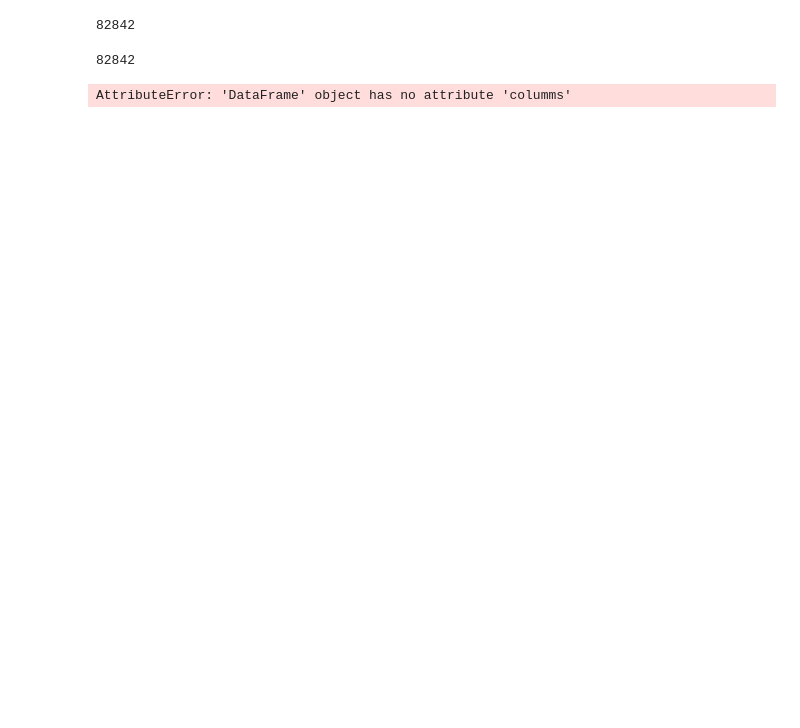
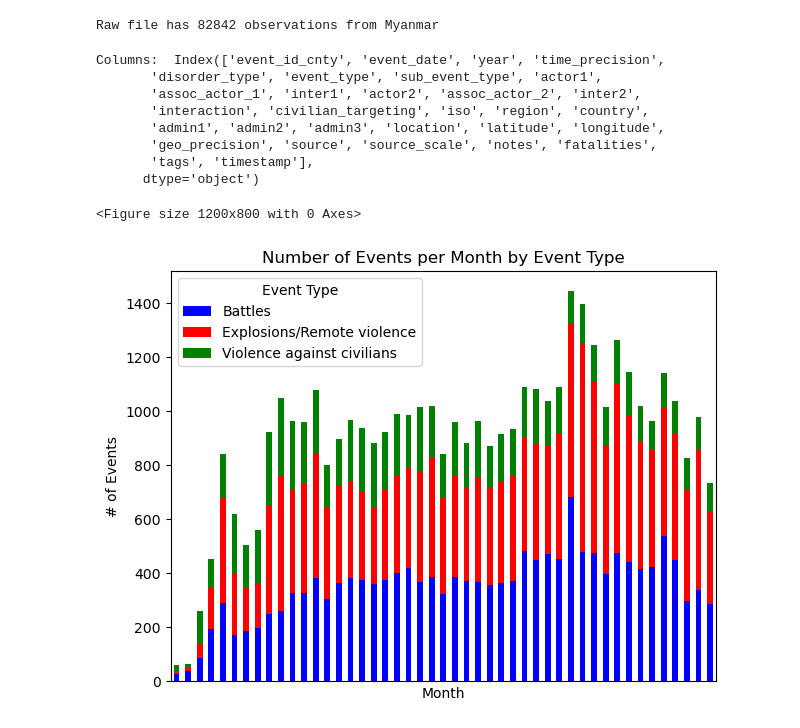
Before and after one commit to matt-banschbach/inde577, a Jupyter notebook: Global Terrorism/acled_data.ipynb, the cells around one changed output. Cells and saved outputs as stored; diff of their text form; code cells hidden in the pictures; blank space fills up the shorter version.

Commit message:
Replicated the graph from IISS

```diff
--- a/Global Terrorism/acled_data.ipynb
+++ b/Global Terrorism/acled_data.ipynb
@@ -27,13 +8,44 @@ print(acled.head())
 # %%
-myanmar = acled[acled.country == "Myanmar"]
+myanmar_raw = acled[acled.country == "Myanmar"]
+print(f"Raw file has {len(myanmar_raw)} observations from Myanmar")
+# %% [output]
+Raw file has 82842 observations from Myanmar
-# %%
-print(len(myanmar))
-# %% [output]
-82842
-# %%
-len(acled[acled.country == "Myanmar"])
-# %% [output]
-82842
 # %%
+myanmar21 = myanmar_raw[myanmar_raw.year >= 2021].copy()
+# print(len(myanmar21), " observations from 2021 onward")
+print("Columns: ", myanmar21.columns)
 # %% [output]
-AttributeError: 'DataFrame' object has no attribute 'columms'
+Columns:  Index(['event_id_cnty', 'event_date', 'year', 'time_precision',
+       'disorder_type', 'event_type', 'sub_event_type', 'actor1',
+       'assoc_actor_1', 'inter1', 'actor2', 'assoc_actor_2', 'inter2',
+       'interaction', 'civilian_targeting', 'iso', 'region', 'country',
+       'admin1', 'admin2', 'admin3', 'location', 'latitude', 'longitude',
+       'geo_precision', 'source', 'source_scale', 'notes', 'fatalities',
+       'tags', 'timestamp'],
+      dtype='object')
+# %%
+# Remove 'non-violent' action
+event_drop = ['Protests', 'Strategic developments', 'Riots']
+myanmar21 = myanmar21[~myanmar21.event_type.isin(event_drop)].copy()
+# myanmar21 = myanmar21[myanmar21.event_type == 'Battles'].copy()
+# %%
+myanmar21 = myanmar21.copy()
+myanmar21['event_date'] = pd.to_datetime(myanmar21['event_date'])
+myanmar21['month'] = myanmar21['event_date'].dt.to_period('M')
+
+# Group by month and event type, and count the number of events
+monthly_event_counts = myanmar21.groupby(['month', 'event_type']).size().unstack(fill_value=0)
+# %%
+# Plot the stacked bar chart
+plt.figure(figsize=(12, 8))
+monthly_event_counts.plot(kind='bar', stacked=True, color=['blue', 'red', 'green'])
+plt.xlabel('Month')
+plt.ylabel('# of Events')
+plt.title('Number of Events per Month by Event Type')
+plt.xticks([])
+plt.legend(title='Event Type')
+plt.tight_layout()
+plt.show()
+# %% [output]
+<Figure size 1200x800 with 0 Axes>
+[figure, added]
```
Also changed, not shown: parts of 3 cells of this notebook, 3 other files.
